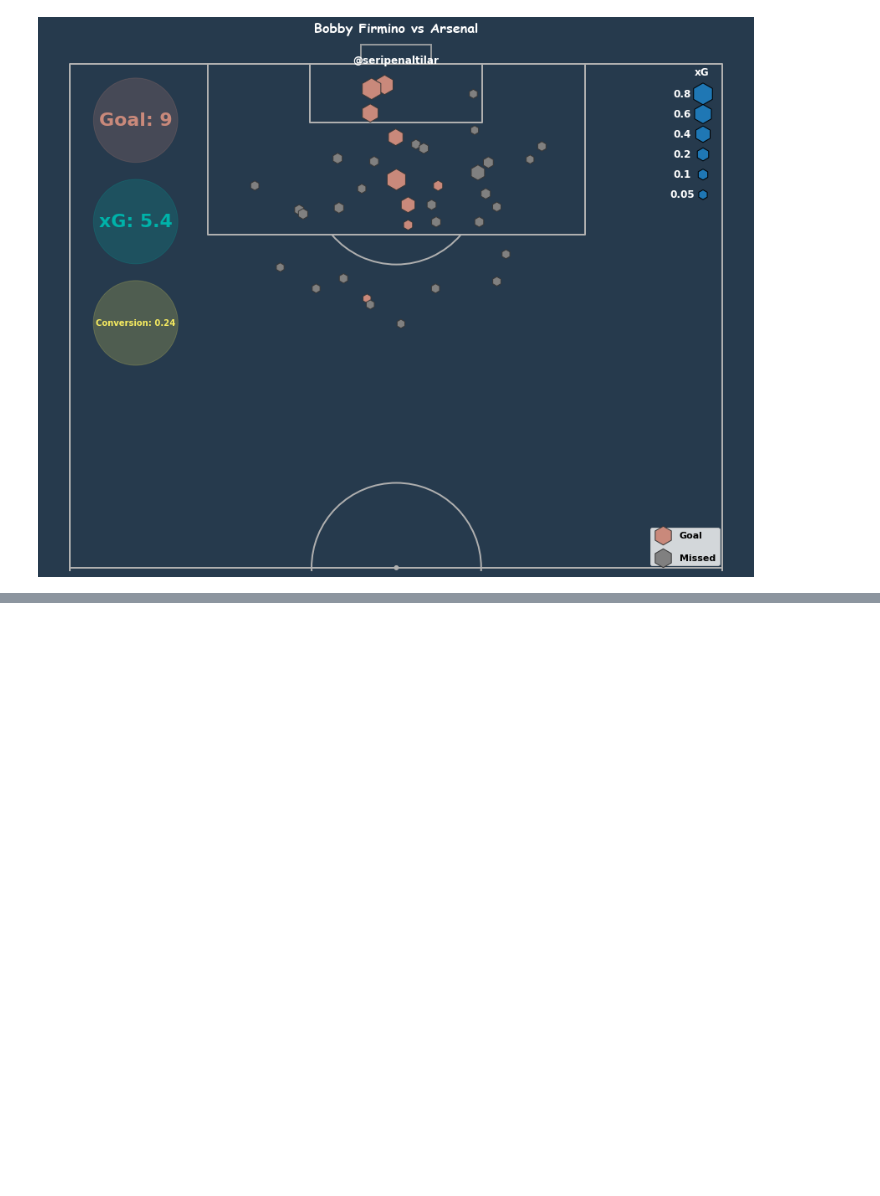
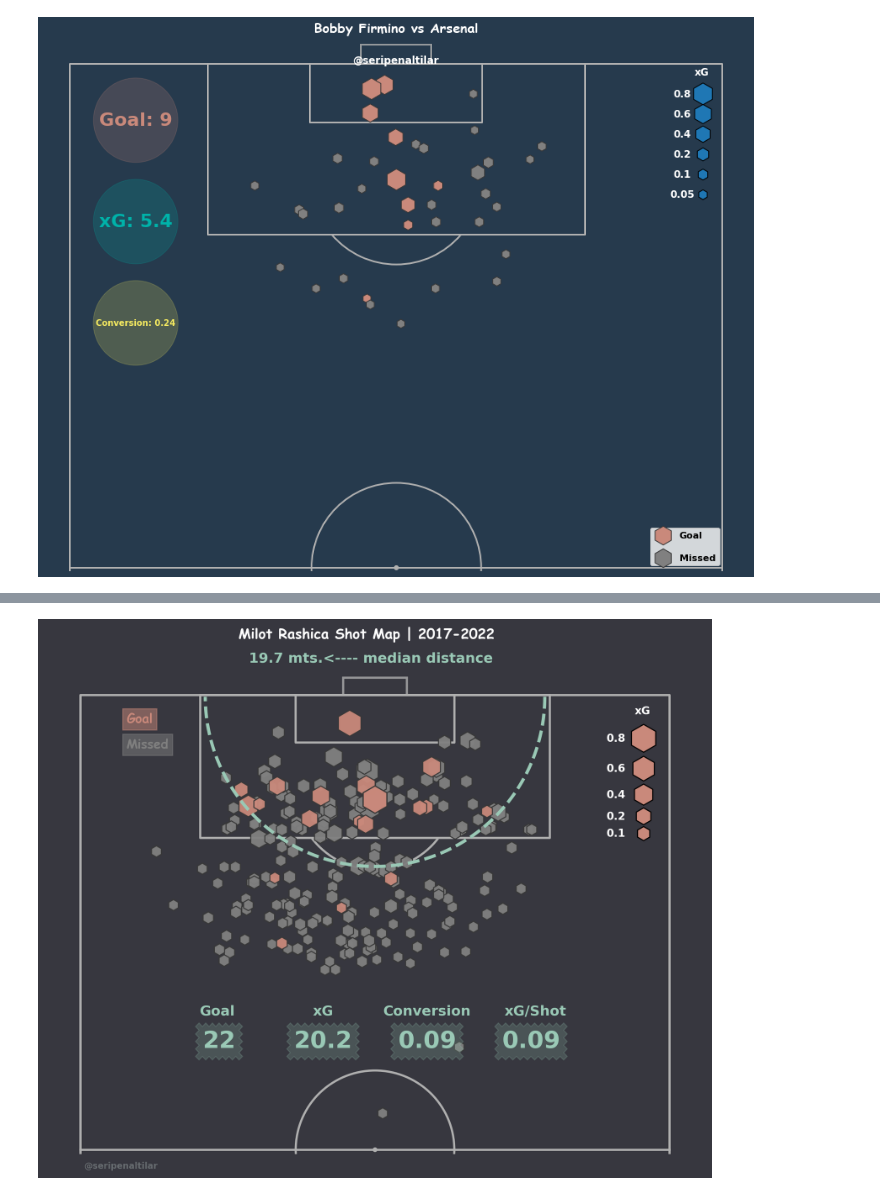
Before and after one commit to cabulut/totalfootball, a Jupyter notebook: Firmino vs Arsenal.ipynb, the cells around one changed output, grey strips where cells are left out. Drawn from its saved outputs; the diff is of its cells as text; code cells hidden in the pictures; blank space fills up the shorter version.

Commit message:
rashica

```diff
--- a/Firmino vs Arsenal.ipynb
+++ b/Firmino vs Arsenal.ipynb
@@ -179,6 +136,0 @@ df
-# %%
-async with aiohttp.ClientSession() as session:
-        understat = Understat(session)
-        player_shots = await understat.get_player_shots(
-            966)
-        df = pd.DataFrame(player_shots)
@@ -322,0 +179,6 @@ plt.show()
+# %%
+async with aiohttp.ClientSession() as session:
+        understat = Understat(session)
+        player_shots = await understat.get_player_shots(
+            6523)
+        df = pd.DataFrame(player_shots)
@@ -322,0 +279,44 @@ plt.show()
+# %%
+fig = plt.figure(figsize = (11,11), dpi = 200)
+
+
+fig.patch.set_facecolor('#37373f')
+
+gspec = gridspec.GridSpec(
+    ncols=1, nrows=1, figure=fig,
+)
+
+ax = plt.subplot(
+    gspec[0,0]
+)
+
+shot_map(df=df,ax=ax,text='Milot Rashica Shot Map | 2017-2022')
+
+plt.subplots_adjust(wspace=0, hspace=-.35)
+#plt.figtext(0.37,0.65,'Shot Map of Mauro Icardi | Galatasaray | 2022/2023',size=20,color='white',fontfamily ='Comic Sans MS',weight='bold')
+plt.figtext(0.22,0.72,'Goal',size=12,color='#c9897b',fontfamily ='Comic Sans MS',weight='bold',
+           bbox=dict(boxstyle='square',color='#c9897b',alpha=0.50)
+            )
+
+plt.figtext(0.22,0.69,'Missed',size=12,color='#808080',fontfamily ='Comic Sans MS',weight='bold',
+           bbox=dict(boxstyle='square',color='#808080',alpha=0.50)
+            )
+
+plt.figtext(0.17,0.195,"@seripenaltilar",
+            fontweight='bold',fontsize=8,color='#676c70')
+
+mSize = [0.10,0.2,0.4,0.6,0.8]
+mSizeS = [720 * i for i in mSize]
+mSizeS = [100 + i for i in mSizeS]
+
+mx = [3,3,3,3,3]
+my = [89,91,93.5,96.5,100]
+
+plt.scatter(mx,my,s=mSizeS,edgecolor='black',marker='h',color='#c9897b')
+for i in range(len(mx)):
+    plt.text(mx[i]+3.2,my[i],mSize[i],fontsize=10,c='white',ha='center',va='center',fontweight='bold')
+
+plt.figtext(0.818,0.73,'xG',fontweight='bold',fontsize=10,color='white')
+plt.show()
+# %% [output]
+[figure, added]
```
Also changed, not shown: parts of 17 cells of this notebook.
